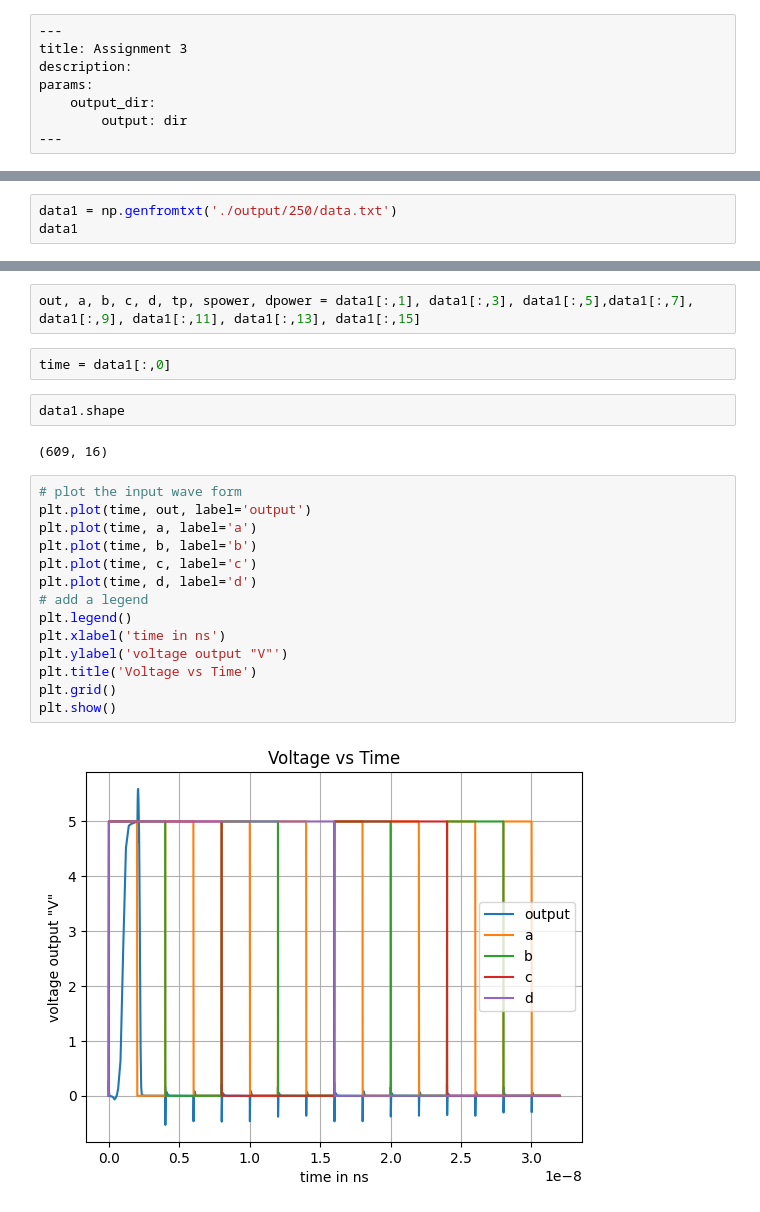
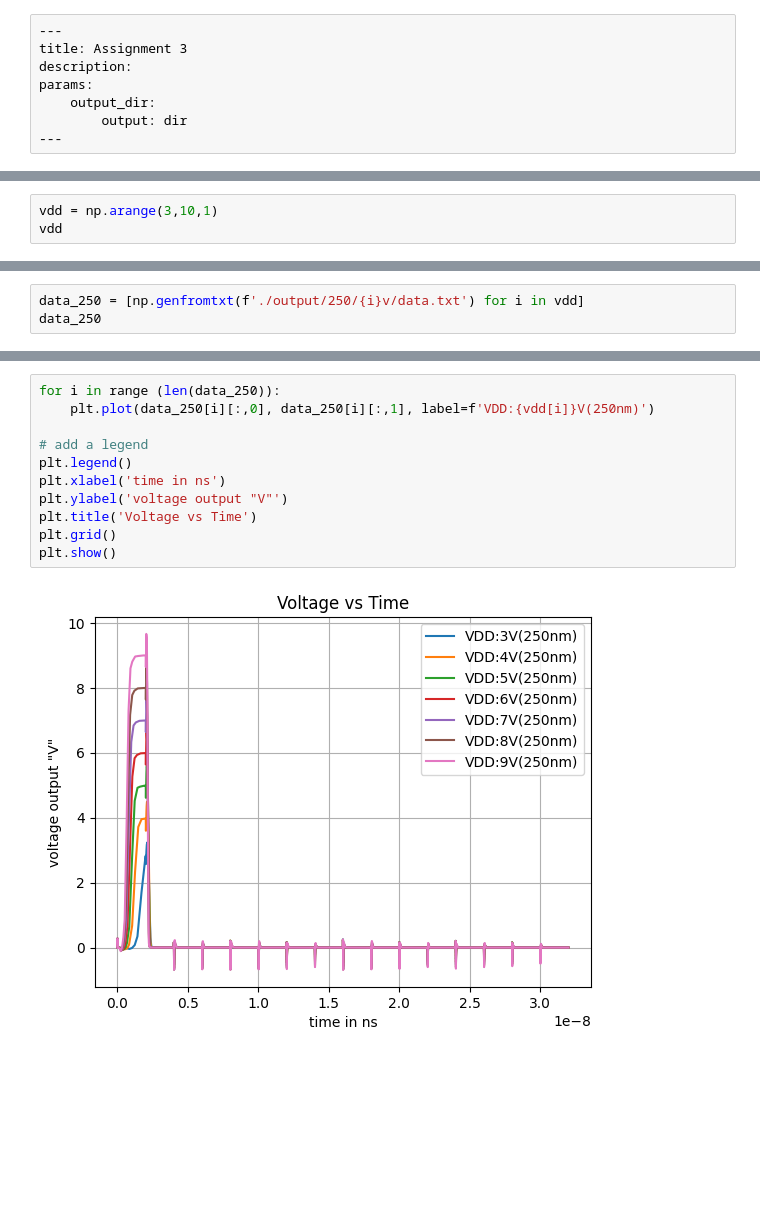
Before and after one commit to the-pinbo/EC802-Low-Power-VLSI-Design, a Jupyter notebook: Assignment-3/plots.ipynb, the cells around one changed output, grey strips where cells are left out. Saved outputs shown, nothing was run; the diff lists cells and outputs as text; blank space fills up the shorter version.

```diff
--- a/Assignment-3/plots.ipynb
+++ b/Assignment-3/plots.ipynb
@@ -13,0 +12,3 @@ import seaborn as sns
+# %%
+vdd = np.arange(3,10,1)
+vdd
@@ -14,3 +17,3 @@ import seaborn as sns
 # %%
-data1 = np.genfromtxt('./output/250/data.txt')
-data1
+data_250 = [np.genfromtxt(f'./output/250/{i}v/data.txt') for i in vdd]
+data_250
@@ -31,24 +20,13 @@ array([[ 0.00000000e+00,  4.19960455e-09,  0.00000000e+00, ...,
-# %%
-out, a, b, c, d, tp, spower, dpower = data1[:,1], data1[:,3], data1[:,5],data1[:,7], data1[:,9], data1[:,11], data1[:,13], data1[:,15]
-# %%
-time = data1[:,0]
-# %%
-data1.shape
-# %% [output]
-(609, 16)
 # %%
-# plot the input wave form
-plt.plot(time, out, label='output')
-plt.plot(time, a, label='a')
-plt.plot(time, b, label='b')
-plt.plot(time, c, label='c')
-plt.plot(time, d, label='d')
+for i in range (len(data_250)):
+    plt.plot(data_250[i][:,0], data_250[i][:,1], label=f'VDD:{vdd[i]}V(250nm)')
+
 # add a legend
 plt.legend()
 plt.xlabel('time in ns')
 plt.ylabel('voltage output "V"')
 plt.title('Voltage vs Time')
 plt.grid()
 plt.show()
 # %% [output]
-[figure, old version]
+[figure, new version]
```
Also changed, not shown: parts of 7 cells of this notebook, 9 other files.
